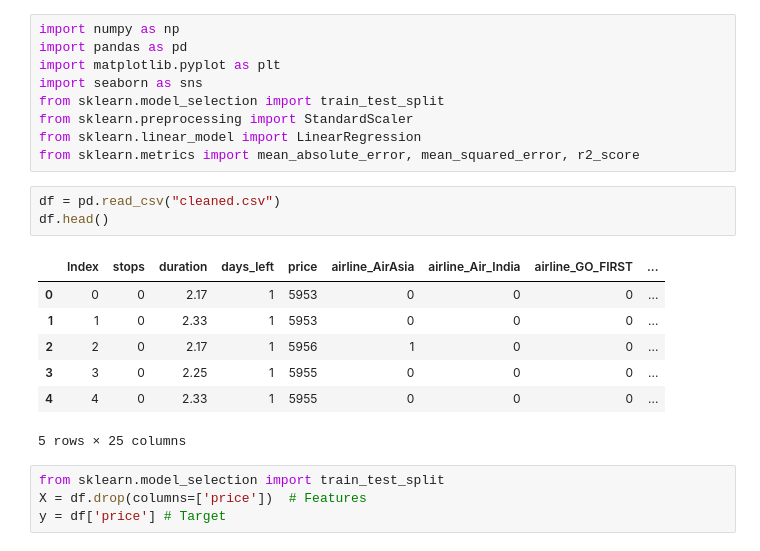
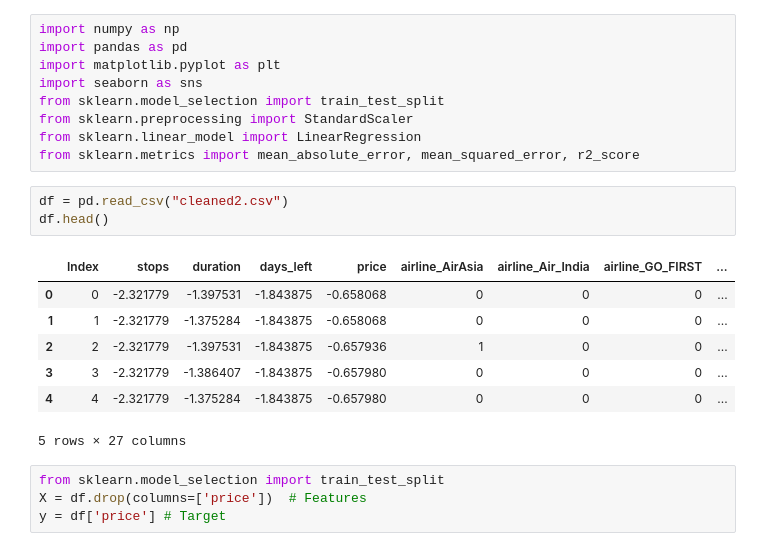
Before and after one commit to yawhatev/project, a Jupyter notebook: fair_project.ipynb, the cells around one changed output. Saved outputs shown, nothing was run; the diff lists cells and outputs as text.

```diff
--- a/fair_project.ipynb
+++ b/fair_project.ipynb
@@ -785,16 +1127,16 @@ from sklearn.preprocessing import StandardScaler
 from sklearn.linear_model import LinearRegression
 from sklearn.metrics import mean_absolute_error, mean_squared_error, r2_score
 # %%
-df = pd.read_csv("cleaned.csv")
+df = pd.read_csv("cleaned2.csv")
 df.head()
 # %% [output]
 |  | Index | stops | duration | days_left | price | airline_AirAsia | airline_Air_India | airline_GO_FIRST | ... |
-| 0 | 0 | 0 | 2.17 | 1 | 5953 | 0 | 0 | 0 | ... |
-| 1 | 1 | 0 | 2.33 | 1 | 5953 | 0 | 0 | 0 | ... |
-| 2 | 2 | 0 | 2.17 | 1 | 5956 | 1 | 0 | 0 | ... |
-| 3 | 3 | 0 | 2.25 | 1 | 5955 | 0 | 0 | 0 | ... |
-| 4 | 4 | 0 | 2.33 | 1 | 5955 | 0 | 0 | 0 | ... |
+| 0 | 0 | -2.321779 | -1.397531 | -1.843875 | -0.658068 | 0 | 0 | 0 | ... |
+| 1 | 1 | -2.321779 | -1.375284 | -1.843875 | -0.658068 | 0 | 0 | 0 | ... |
+| 2 | 2 | -2.321779 | -1.397531 | -1.843875 | -0.657936 | 1 | 0 | 0 | ... |
+| 3 | 3 | -2.321779 | -1.386407 | -1.843875 | -0.657980 | 0 | 0 | 0 | ... |
+| 4 | 4 | -2.321779 | -1.375284 | -1.843875 | -0.657980 | 0 | 0 | 0 | ... |
-5 rows × 25 columns
+5 rows × 27 columns
 # %%
 from sklearn.model_selection import train_test_split
 X = df.drop(columns=['price'])  # Features
```
Also changed, not shown: parts of 42 cells of this notebook, 3 other files.
